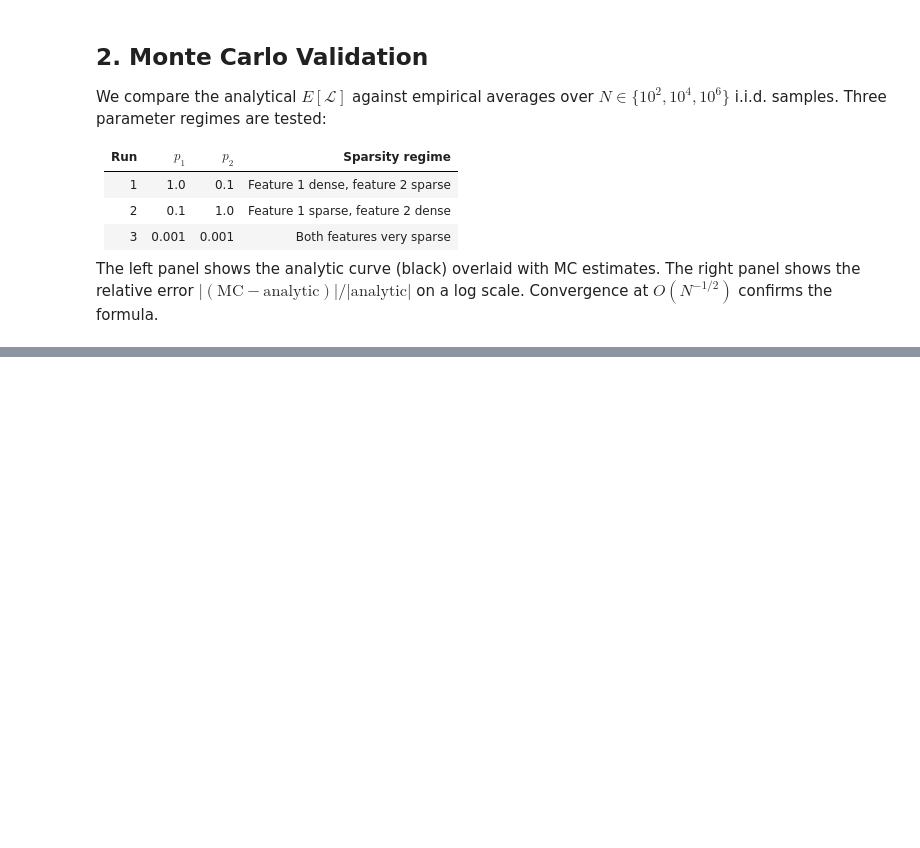
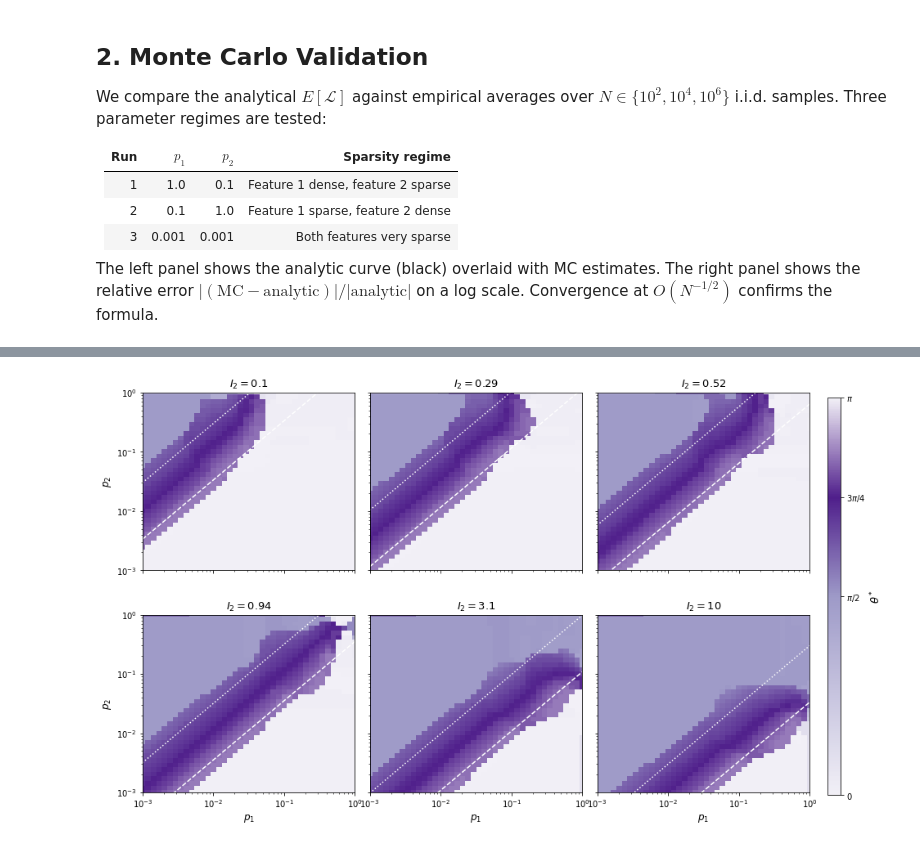
Before and after one commit to rebalkin/ML, a Jupyter notebook: superposition/nonlinear_superposition_toy_model_v2.ipynb, the cells around one changed output, grey strips where cells are left out. Cells and saved outputs as stored; diff of their text form; code cells hidden in the pictures; blank space fills up the shorter version.

```diff
--- a/superposition/nonlinear_superposition_toy_model_v2.ipynb
+++ b/superposition/nonlinear_superposition_toy_model_v2.ipynb
@@ -450,0 +562,72 @@ The two dashed white lines at $q_2/q_1 = 3$ and $q_2/q_1 = 1/3$ mark the predict
+# %%
+from matplotlib.colors import LinearSegmentedColormap
+
+# Cyclic colormap: θ=0 and θ=π share the same colour (both are feat-1)
+# key points at normalised positions 0, 0.5 (=π/2, feat-2), 0.75 (=3π/4, super), 1.0
+
+# phases_colors = plt.cm.Greens(np.linspace(0.3, 1, 3))
+
+theta_0_color = plt.cm.Purples(0.1)
+
+theta_pi2_color = plt.cm.Purples(0.5)
+
+theta_pi4_color = plt.cm.Purples(0.9)
+
+cmap_cyclic = LinearSegmentedColormap.from_list('phases_cyclic', [
+    (0.00, theta_0_color),   # θ = 0      : feat-1  (dark navy)
+    (0.50, theta_pi2_color),   # θ = π/2    : feat-2  (purple)
+    (0.75, theta_pi4_color),   # θ = 3π/4   : super   (orange)
+    (1.00, theta_0_color),   # θ = π      : feat-1  (same dark navy)
+])
+
+def median_filter_2d(arr, size=3):
+    """Pure-numpy 2D median filter with edge-padding."""
+    pad = size // 2
+    padded = np.pad(arr, pad, mode='edge')
+    h, w = arr.shape
+    out = np.empty_like(arr)
+    for i in range(h):
+        for j in range(w):
+            out[i, j] = np.median(padded[i:i+size, j:j+size])
+    return out
+
+I2_grid    = np.logspace(-1, 1, 40)
+I2_targets = [0.1, 0.3, 0.5, 1.0, 3.0, 10.0]
+I2_chosen  = [I2_grid[np.argmin(np.abs(I2_grid - t))] for t in I2_targets]
+
+fig, axes = plt.subplots(2, 3, figsize=(15, 9), sharey=True, sharex=True)
+axes_flat  = axes.flatten()
+
+p1_line = np.logspace(-3, 0, 300)
+
+for ax, I2_val in zip(axes_flat, I2_chosen):
+    subset = df_scan[np.isclose(df_scan['I2'], I2_val, rtol=1e-6)]
+    grid   = subset.pivot(index='p2', columns='p1', values='theta')
+
+    # wrap θ ≈ π back to feat-1 (same phase as θ = 0); cyclic cmap makes this seamless
+    theta_vals = np.where(grid.values > 7*np.pi/8, 0.0, grid.values)
+    theta_vals = median_filter_2d(theta_vals, size=3)
+
+    im = ax.pcolormesh(grid.columns, grid.index, theta_vals,
+        cmap=cmap_cyclic, vmin=0, vmax=np.pi, shading='auto')
+    ax.set_xscale('log'); ax.set_yscale('log')
+    ax.plot(p1_line, p1_line / (3 * I2_val), 'w--', lw=1.5)
+    ax.plot(p1_line, 3 * p1_line / I2_val,   'w:',  lw=1.5)
+    ax.set_xlim(grid.columns.min(), grid.columns.max())
+    ax.set_ylim(grid.index.min(),   grid.index.max())
+    ax.set_title(f'$I_2 = {I2_val:.2g}$', fontsize=13)
+
+for ax in axes[1, :]:
+    ax.set_xlabel(r'$p_1$', fontsize=12)
+for ax in axes[:, 0]:
+    ax.set_ylabel(r'$p_2$', fontsize=12)
+
+fig.subplots_adjust(right=0.88, wspace=0.07, hspace=0.25)
+cbar_ax = fig.add_axes([0.90, 0.12, 0.015, 0.75])
+cbar = fig.colorbar(im, cax=cbar_ax)
+cbar.set_ticks([0, np.pi/2, 3*np.pi/4, np.pi])
+cbar.set_ticklabels([r'$0$', r'$\pi/2$', r'$3\pi/4$', r'$\pi$'])
+cbar.set_label(r'$\theta^*$', fontsize=13)
+plt.show()
+# %% [output]
+[figure, added]
```
Also changed, not shown: parts of 17 cells of this notebook.
